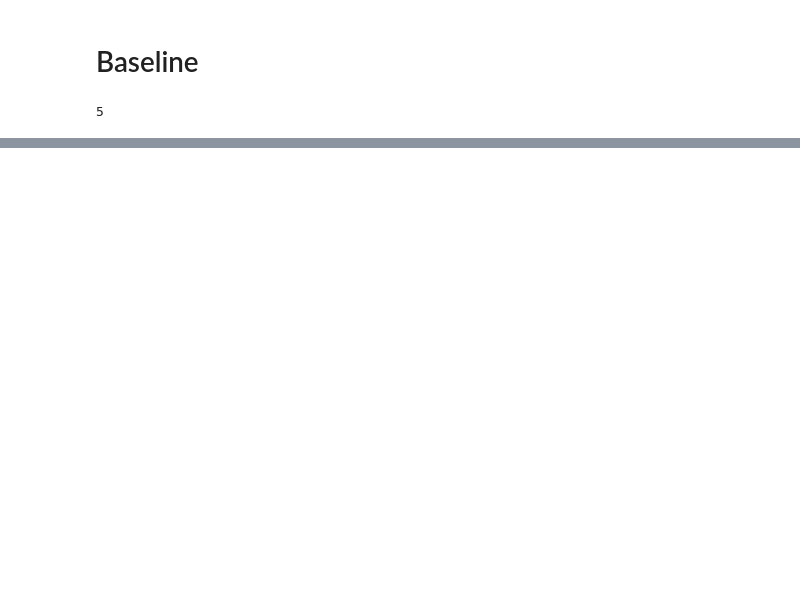
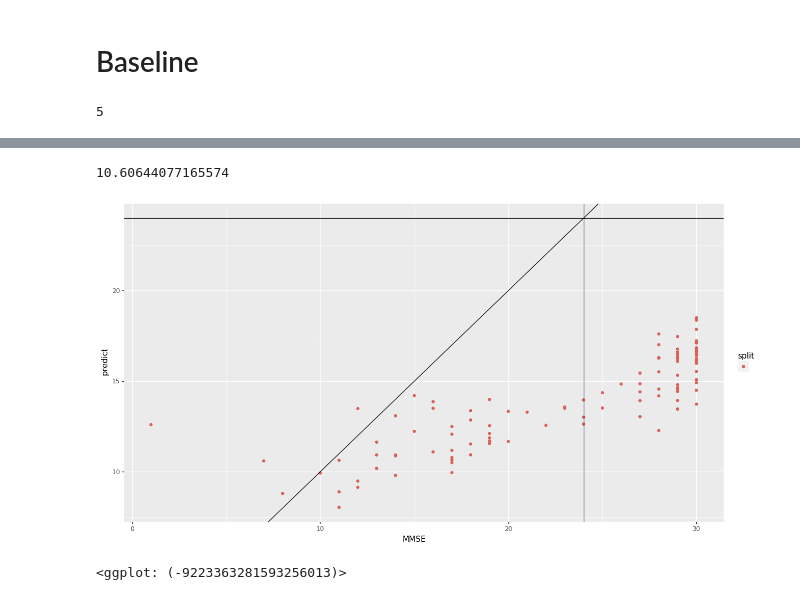
Before and after one commit to W210-SP21-Capstone-Dementia/model, a Jupyter notebook: WeightedSamples.ipynb, the cells around one changed output, grey strips where cells are left out. Saved outputs shown, nothing was run; the diff lists cells and outputs as text; code cells hidden in the pictures; blank space fills up the shorter version.

```diff
--- a/WeightedSamples.ipynb
+++ b/WeightedSamples.ipynb
@@ -251,0 +283,12 @@ evaluateRMSE(model, X_test, y_test, segments_test)
+# %%
+meta = meta.assign(split = '', predict = -99.99, predict_group = 'cc')
+for file in tqdm(filenames):
+    id = file.split('/')[-1].split('.')[0]
+    mmse = meta.loc[meta.ID==id,"MMSE"].values[0]
+    group = meta.loc[meta.ID==id,"Group"].values[0]
+
+    samples = getMelSpectrogramSamples(file)
+    predict = model.predict([samples, np.zeros(len(samples)), np.zeros(len(samples))]).flatten().mean()
+    meta.at[np.where(meta.ID == (id))[0][0], 'predict'] = max(1, min(predict, 30))
+    if (predict < 24):
+        meta.at[np.where(meta.ID == (id))[0][0], 'predict_group'] = 'cd'
@@ -251,0 +307,14 @@ evaluateRMSE(model, X_test, y_test, segments_test)
+# %%
+np.sqrt(mean_squared_error(meta['MMSE'], meta['predict'] ))
+# %% [output]
+10.60644077165574
+# %%
+ggplot(meta) + \
+geom_point(aes(x = 'MMSE', y = 'predict', colour = 'split')) + \
+geom_abline(aes(intercept = 0, slope = 1, lty = 2)) + \
+geom_hline(aes(yintercept = 24, lty = 2)) + \
+geom_vline(aes(xintercept = 24, lty = 2)) + \
+theme(figure_size = (15, 8))
+# %% [output]
+[figure, added]
+<ggplot: (-9223363281593256013)>
```
Also changed, not shown: parts of 21 cells of this notebook, 8 other files.
